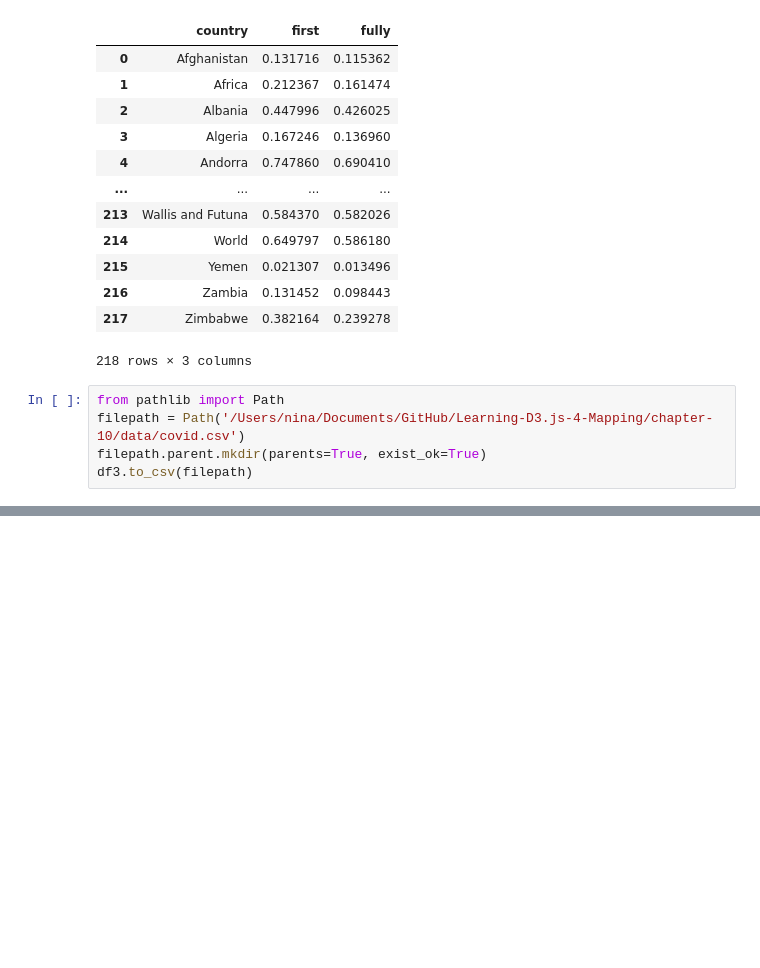
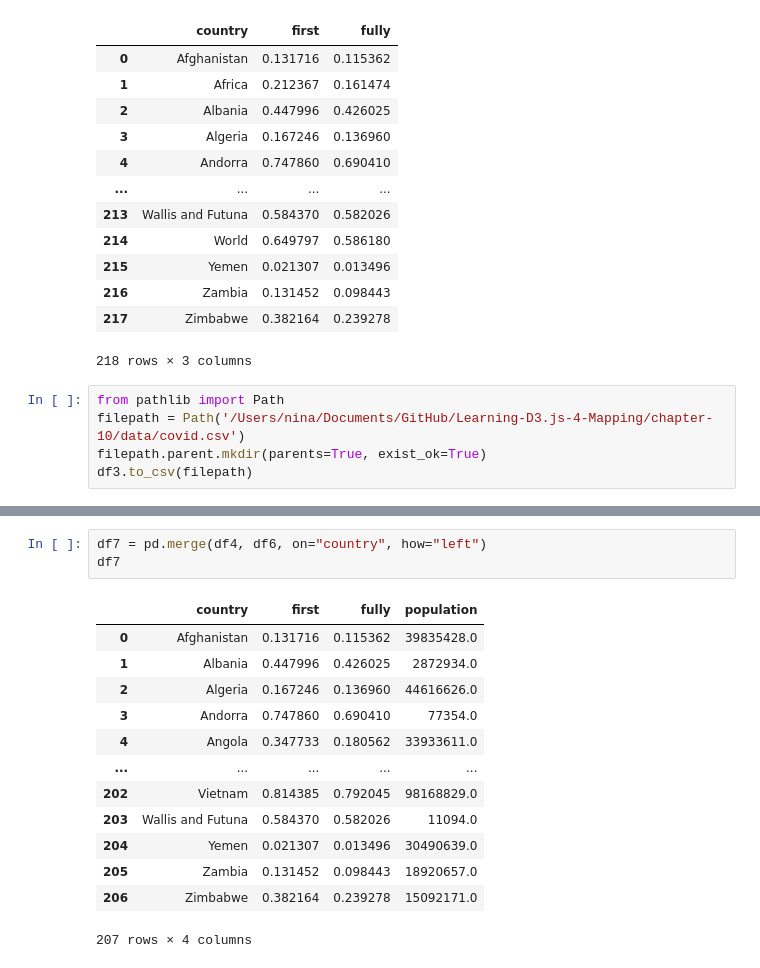
Before and after one commit to QMSS-G5063-2022/Group_AB_Covid_Vaccination, a Jupyter notebook: rshiny/src/www/data/clean_data.ipynb, the cells around one changed output, grey strips where cells are left out. Saved outputs shown, nothing was run; the diff lists cells and outputs as text; blank space fills up the shorter version.

```diff
--- a/rshiny/src/www/data/clean_data.ipynb
+++ b/rshiny/src/www/data/clean_data.ipynb
@@ -120,0 +130,17 @@ df3.to_csv(filepath)
+# %%
+df7 = pd.merge(df4, df6, on="country", how="left")
+df7
+# %% [output]
+|  | country | first | fully | population |
+| 0 | Afghanistan | 0.131716 | 0.115362 | 39835428.0 |
+| 1 | Albania | 0.447996 | 0.426025 | 2872934.0 |
+| 2 | Algeria | 0.167246 | 0.136960 | 44616626.0 |
+| 3 | Andorra | 0.747860 | 0.690410 | 77354.0 |
+| 4 | Angola | 0.347733 | 0.180562 | 33933611.0 |
+| ... | ... | ... | ... | ... |
+| 202 | Vietnam | 0.814385 | 0.792045 | 98168829.0 |
+| 203 | Wallis and Futuna | 0.584370 | 0.582026 | 11094.0 |
+| 204 | Yemen | 0.021307 | 0.013496 | 30490639.0 |
+| 205 | Zambia | 0.131452 | 0.098443 | 18920657.0 |
+| 206 | Zimbabwe | 0.382164 | 0.239278 | 15092171.0 |
+207 rows × 4 columns
```
Also changed, not shown: parts of 4 cells of this notebook, 14 other files.
